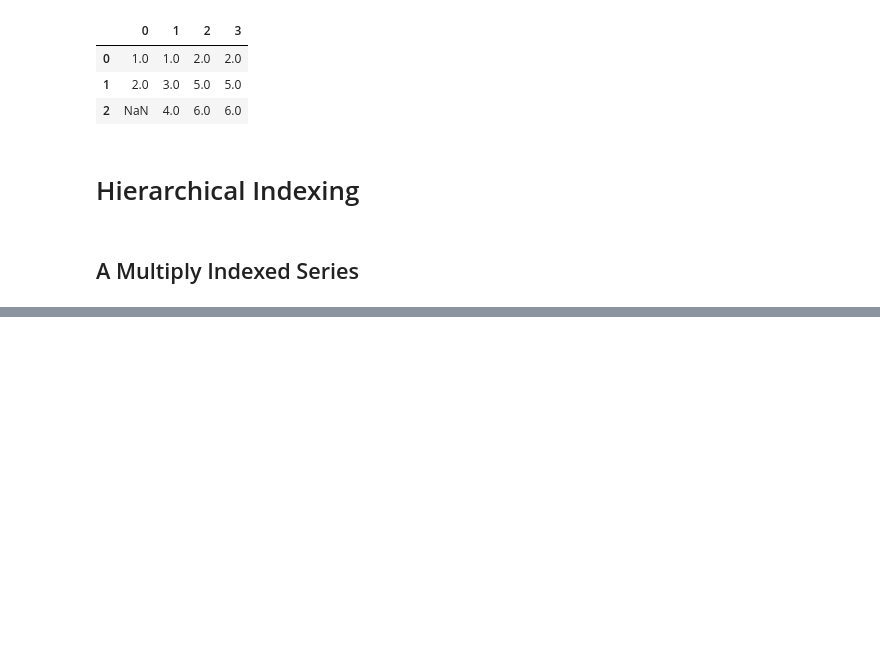
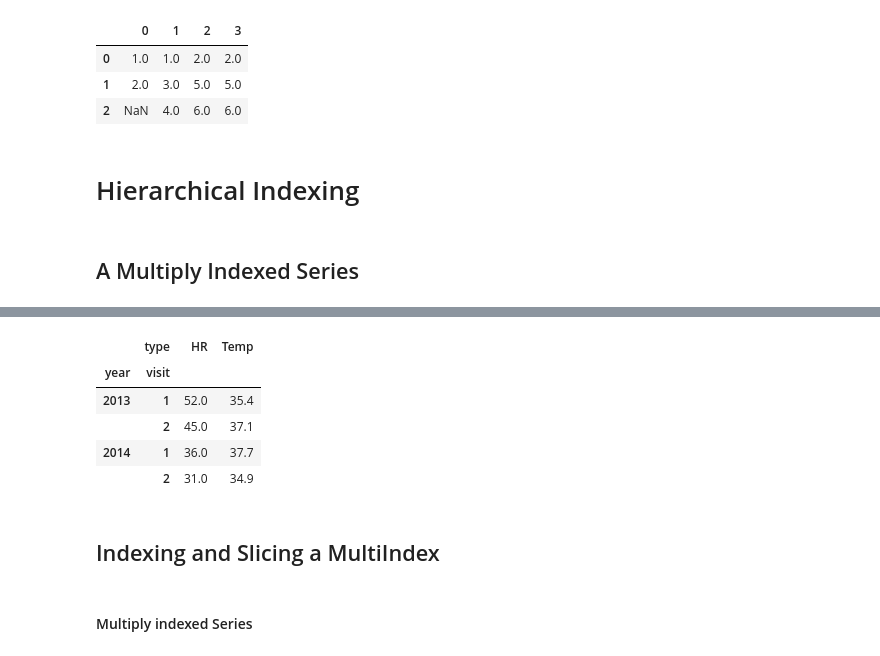
Before and after one commit to e2718281/python_datascience_handbook, a Jupyter notebook: pandas.ipynb, the cells around one changed output, grey strips where cells are left out. Cells and saved outputs as stored; diff of their text form; code cells hidden in the pictures; blank space fills up the shorter version.

```diff
--- a/pandas.ipynb
+++ b/pandas.ipynb
@@ -652,0 +793,13 @@ df.fillna(method='ffill', axis=1)
+# %%
+health_data['Guido']
+# %% [output]
+|  | type | HR | Temp |
+| year | visit |  |  |
+| 2013 | 1 | 52.0 | 35.4 |
+|  | 2 | 45.0 | 37.1 |
+| 2014 | 1 | 36.0 | 37.7 |
+|  | 2 | 31.0 | 34.9 |
+# %% [markdown]
+## Indexing and Slicing a MultiIndex
+# %% [markdown]
+#### Multiply indexed Series
```
Also changed, not shown: parts of 35 cells of this notebook.
